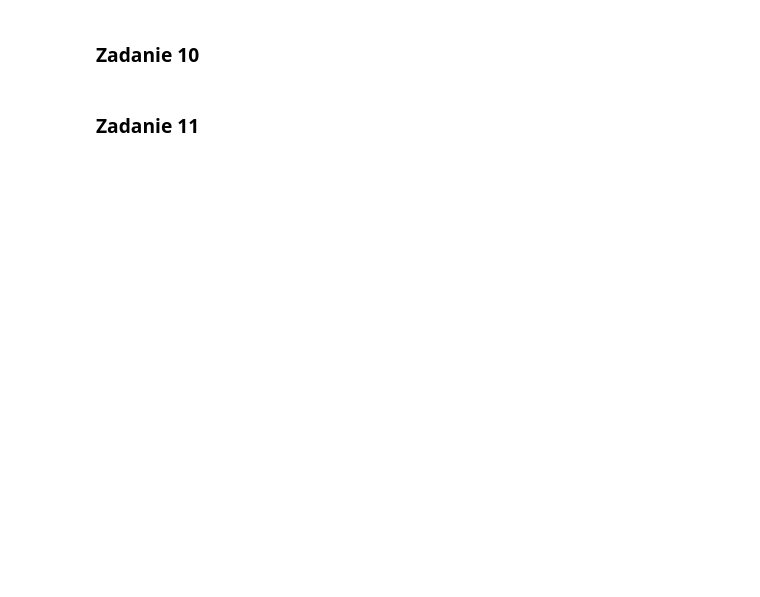
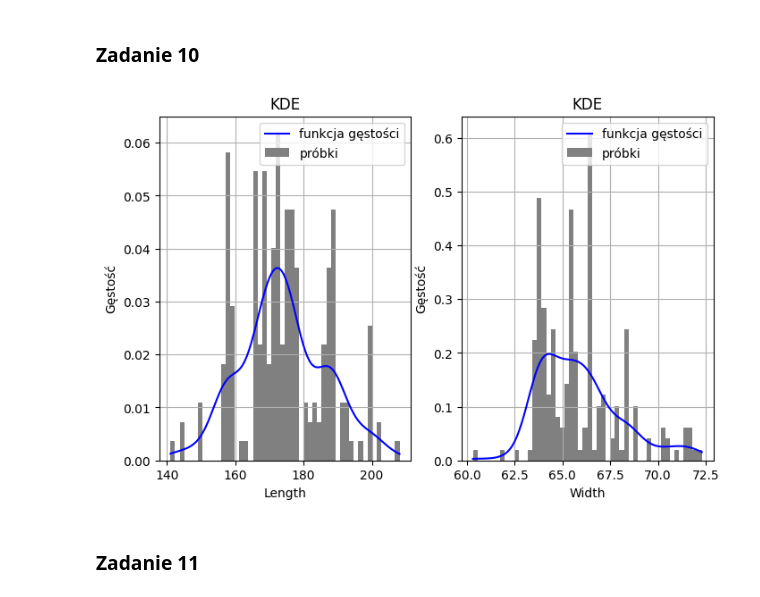
Before and after one commit to ExeN93/sem4, a Jupyter notebook: Data Processing and Analysis/lab2/lab2.ipynb, the cells around one changed output. Drawn from its saved outputs; the diff is of its cells as text; code cells hidden in the pictures; blank space fills up the shorter version.

```diff
--- a/Data Processing and Analysis/lab2/lab2.ipynb
+++ b/Data Processing and Analysis/lab2/lab2.ipynb
@@ -519,4 +534,30 @@ plt.show()
 # %% [markdown]
 ### Zadanie 10
+# %%
+data_width = data['width']
+kde_length = scipy.stats.gaussian_kde(data_width)
+
+x_width = np.linspace(min(data_width), max(data_width), 100)
+y_width = kde_length(x_width)
+
+fig, ax = plt.subplots(1, 2, figsize=(8, 5))
+
+ax[0].plot(x, y, label="funkcja gęstości", color="blue")
+ax[0].hist(data_length, bins=50, density=True, alpha=1, color="gray", label="próbki")
+ax[0].set_xlabel("Length")
+ax[0].set_ylabel("Gęstość")
+ax[0].set_title("KDE")
+ax[0].legend()
+ax[0].grid()
+
+ax[1].plot(x_width, y_width, label="funkcja gęstości", color="blue")
+ax[1].hist(data_width, bins=50, density=True, alpha=1, color="gray", label="próbki")
+ax[1].set_xlabel("Width")
+ax[1].set_ylabel("Gęstość")
+ax[1].set_title("KDE")
+ax[1].legend()
+ax[1].grid()
+# %% [output]
+[figure, added]
 # %% [markdown]
 ### Zadanie 11
```
Also changed, not shown: parts of 4 cells of this notebook, 3 other files.
